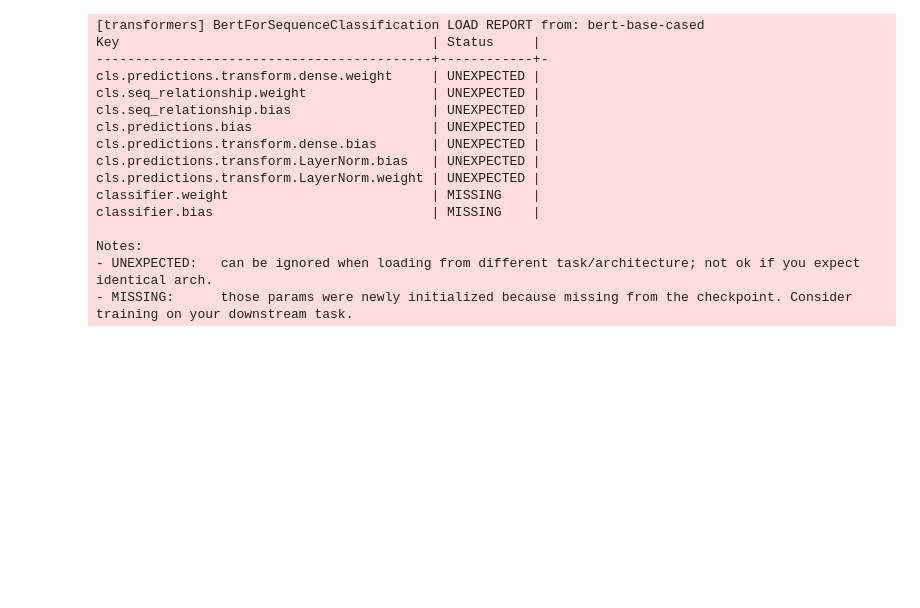
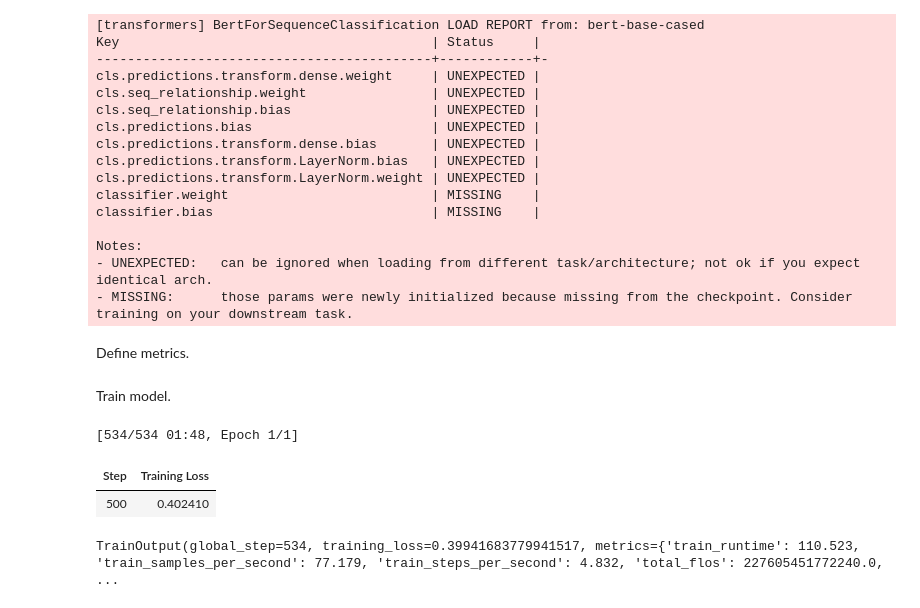
Before and after one commit to satyamvishwakarma-dev/Hands_on_LLM, a Jupyter notebook: chapter11/ch11.ipynb, the cells around one changed output. Saved outputs shown, nothing was run; the diff lists cells and outputs as text; code cells hidden in the pictures; blank space fills up the shorter version.

```diff
--- a/chapter11/ch11.ipynb
+++ b/chapter11/ch11.ipynb
@@ -59,3 +59,5 @@ def preprocess_function(examples):
 # Tokenize train/test data
 tokenized_train = train_data.map(preprocess_function, batched=True)
 tokenized_test = test_data.map(preprocess_function, batched=True)
+# %% [markdown]
+Define metrics.
@@ -61,0 +80,2 @@ tokenized_test = test_data.map(preprocess_function, batched=True)
+# %% [markdown]
+Train model.
@@ -61,0 +107,7 @@ tokenized_test = test_data.map(preprocess_function, batched=True)
+# %%
+trainer.train()
+# %% [output]
+[534/534 01:48, Epoch 1/1]
+| Step | Training Loss |
+| 500 | 0.402410 |
+TrainOutput(global_step=534, training_loss=0.39941683779941517, metrics={'train_runtime': 110.523, 'train_samples_per_second': 77.179, 'train_steps_per_second': 4.832, 'total_flos': 227605451772240.0, ...
```
Also changed, not shown: parts of 10 cells of this notebook.
